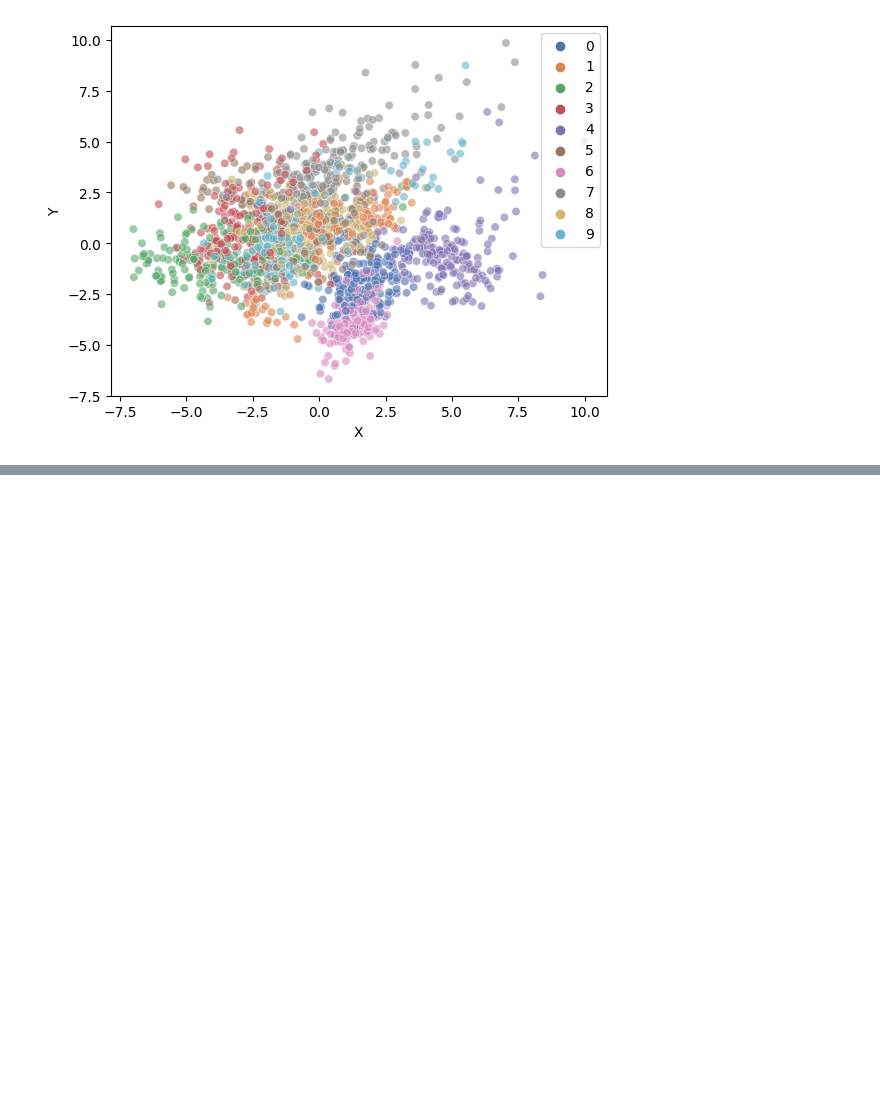
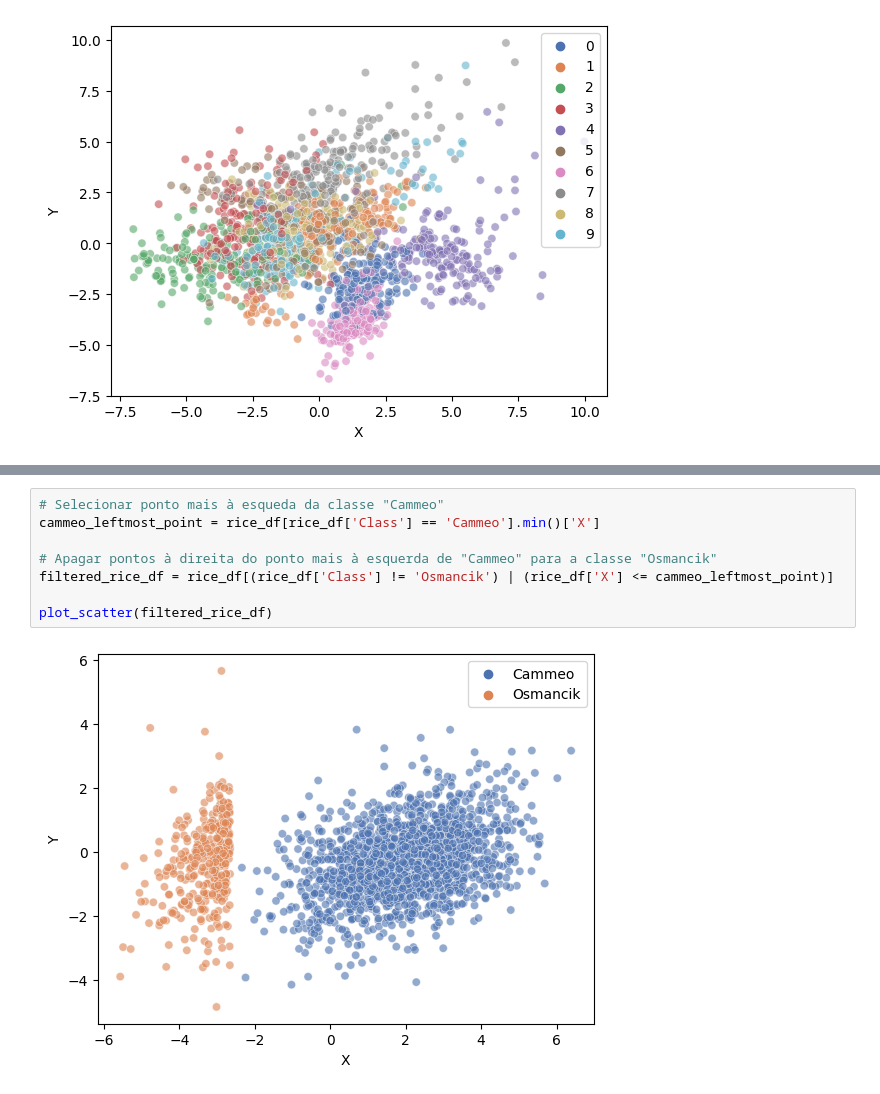
Before and after one commit to Igoreduardobraga/TP-1-ALG2, a Jupyter notebook: datasets_manipulation.ipynb, the cells around one changed output, grey strips where cells are left out. Drawn from its saved outputs; the diff is of its cells as text; blank space fills up the shorter version.

```diff
--- a/datasets_manipulation.ipynb
+++ b/datasets_manipulation.ipynb
@@ -208,0 +229,10 @@ array([[191.,  36.,  50.],
+# %%
+# Selecionar ponto mais à esqueda da classe "Cammeo"
+cammeo_leftmost_point = rice_df[rice_df['Class'] == 'Cammeo'].min()['X']
+
+# Apagar pontos à direita do ponto mais à esquerda de "Cammeo" para a classe "Osmancik"
+filtered_rice_df = rice_df[(rice_df['Class'] != 'Osmancik') | (rice_df['X'] <= cammeo_leftmost_point)]
+
+plot_scatter(filtered_rice_df)
+# %% [output]
+[figure, added]
```
Also changed, not shown: parts of 16 cells of this notebook.
